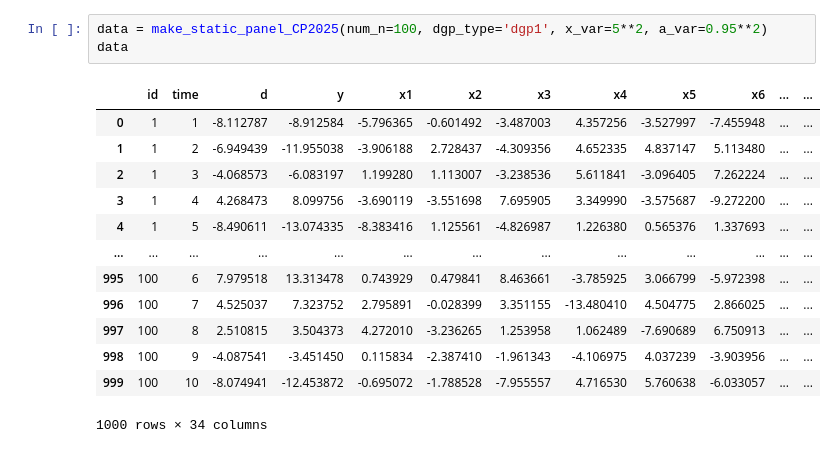
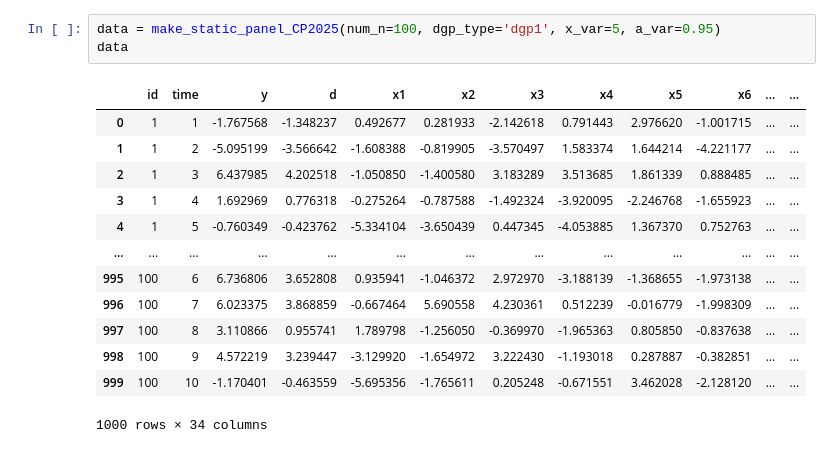
Before and after one commit to DoubleML/doubleml-for-py, a Jupyter notebook: doubleml/plm/sim/learners_sim.ipynb, the cells around one changed output. Saved outputs shown, nothing was run; the diff lists cells and outputs as text.

```diff
--- a/doubleml/plm/sim/learners_sim.ipynb
+++ b/doubleml/plm/sim/learners_sim.ipynb
@@ -44,17 +87,17 @@ ml_boost = LGBMRegressor(verbose=-1,
 # %%
-data = make_static_panel_CP2025(num_n=100, dgp_type='dgp1', x_var=5**2, a_var=0.95**2)
+data = make_static_panel_CP2025(num_n=100, dgp_type='dgp1', x_var=5, a_var=0.95)
 data
 # %% [output]
-|  | id | time | d | y | x1 | x2 | x3 | x4 | x5 | x6 | ... | ... |
-| 0 | 1 | 1 | -8.112787 | -8.912584 | -5.796365 | -0.601492 | -3.487003 | 4.357256 | -3.527997 | -7.455948 | ... | ... |
-| 1 | 1 | 2 | -6.949439 | -11.955038 | -3.906188 | 2.728437 | -4.309356 | 4.652335 | 4.837147 | 5.113480 | ... | ... |
-| 2 | 1 | 3 | -4.068573 | -6.083197 | 1.199280 | 1.113007 | -3.238536 | 5.611841 | -3.096405 | 7.262224 | ... | ... |
-| 3 | 1 | 4 | 4.268473 | 8.099756 | -3.690119 | -3.551698 | 7.695905 | 3.349990 | -3.575687 | -9.272200 | ... | ... |
-| 4 | 1 | 5 | -8.490611 | -13.074335 | -8.383416 | 1.125561 | -4.826987 | 1.226380 | 0.565376 | 1.337693 | ... | ... |
+|  | id | time | y | d | x1 | x2 | x3 | x4 | x5 | x6 | ... | ... |
+| 0 | 1 | 1 | -1.767568 | -1.348237 | 0.492677 | 0.281933 | -2.142618 | 0.791443 | 2.976620 | -1.001715 | ... | ... |
+| 1 | 1 | 2 | -5.095199 | -3.566642 | -1.608388 | -0.819905 | -3.570497 | 1.583374 | 1.644214 | -4.221177 | ... | ... |
+| 2 | 1 | 3 | 6.437985 | 4.202518 | -1.050850 | -1.400580 | 3.183289 | 3.513685 | 1.861339 | 0.888485 | ... | ... |
+| 3 | 1 | 4 | 1.692969 | 0.776318 | -0.275264 | -0.787588 | -1.492324 | -3.920095 | -2.246768 | -1.655923 | ... | ... |
+| 4 | 1 | 5 | -0.760349 | -0.423762 | -5.334104 | -3.650439 | 0.447345 | -4.053885 | 1.367370 | 0.752763 | ... | ... |
 | ... | ... | ... | ... | ... | ... | ... | ... | ... | ... | ... | ... | ... |
-| 995 | 100 | 6 | 7.979518 | 13.313478 | 0.743929 | 0.479841 | 8.463661 | -3.785925 | 3.066799 | -5.972398 | ... | ... |
-| 996 | 100 | 7 | 4.525037 | 7.323752 | 2.795891 | -0.028399 | 3.351155 | -13.480410 | 4.504775 | 2.866025 | ... | ... |
-| 997 | 100 | 8 | 2.510815 | 3.504373 | 4.272010 | -3.236265 | 1.253958 | 1.062489 | -7.690689 | 6.750913 | ... | ... |
-| 998 | 100 | 9 | -4.087541 | -3.451450 | 0.115834 | -2.387410 | -1.961343 | -4.106975 | 4.037239 | -3.903956 | ... | ... |
-| 999 | 100 | 10 | -8.074941 | -12.453872 | -0.695072 | -1.788528 | -7.955557 | 4.716530 | 5.760638 | -6.033057 | ... | ... |
+| 995 | 100 | 6 | 6.736806 | 3.652808 | 0.935941 | -1.046372 | 2.972970 | -3.188139 | -1.368655 | -1.973138 | ... | ... |
+| 996 | 100 | 7 | 6.023375 | 3.868859 | -0.667464 | 5.690558 | 4.230361 | 0.512239 | -0.016779 | -1.998309 | ... | ... |
+| 997 | 100 | 8 | 3.110866 | 0.955741 | 1.789798 | -1.256050 | -0.369970 | -1.965363 | 0.805850 | -0.837638 | ... | ... |
+| 998 | 100 | 9 | 4.572219 | 3.239447 | -3.129920 | -1.654972 | 3.222430 | -1.193018 | 0.287887 | -0.382851 | ... | ... |
+| 999 | 100 | 10 | -1.170401 | -0.463559 | -5.695356 | -1.765611 | 0.205248 | -0.671551 | 3.462028 | -2.128120 | ... | ... |
 1000 rows × 34 columns
```
Also changed, not shown: parts of 13 cells of this notebook.
